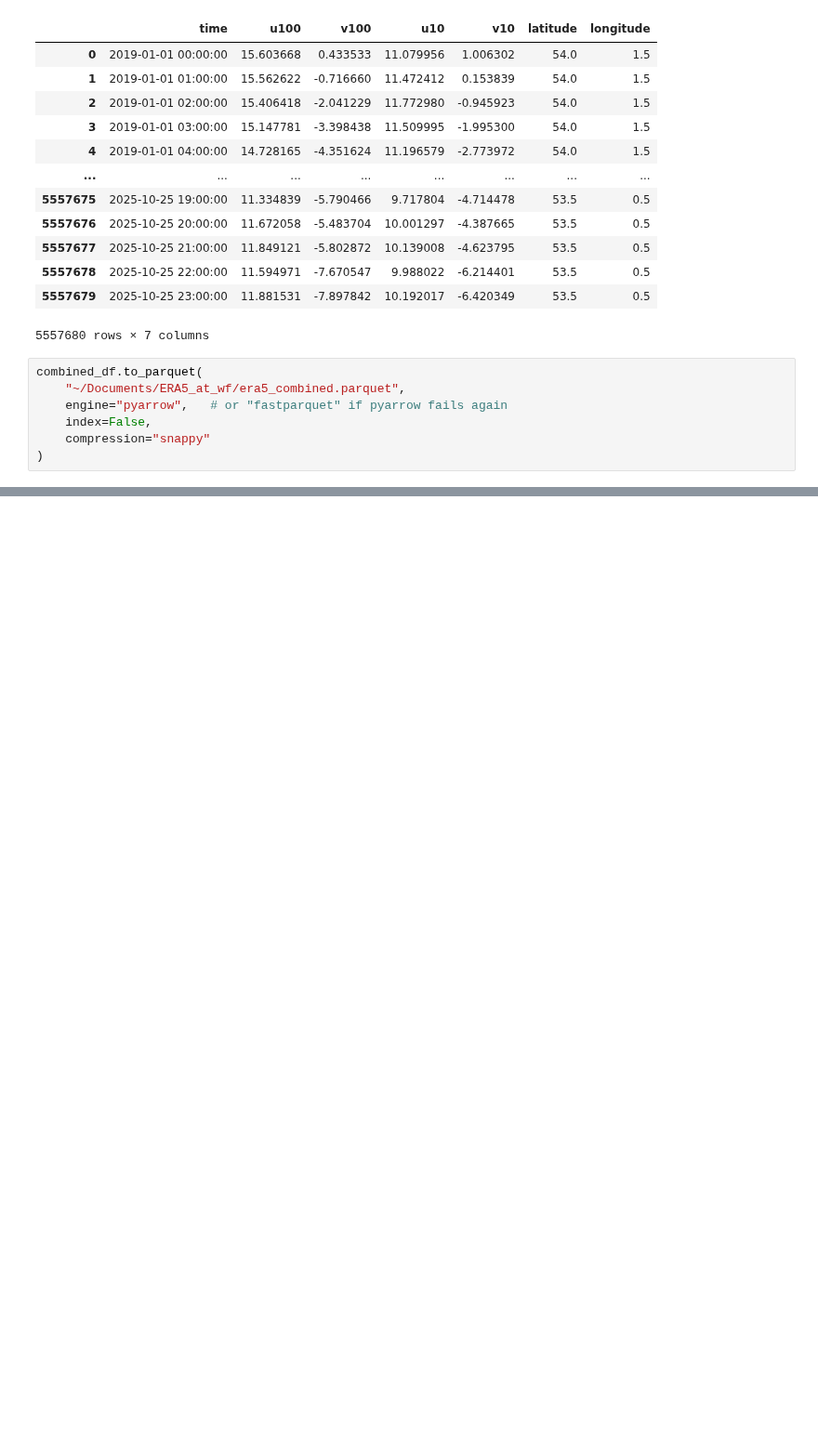
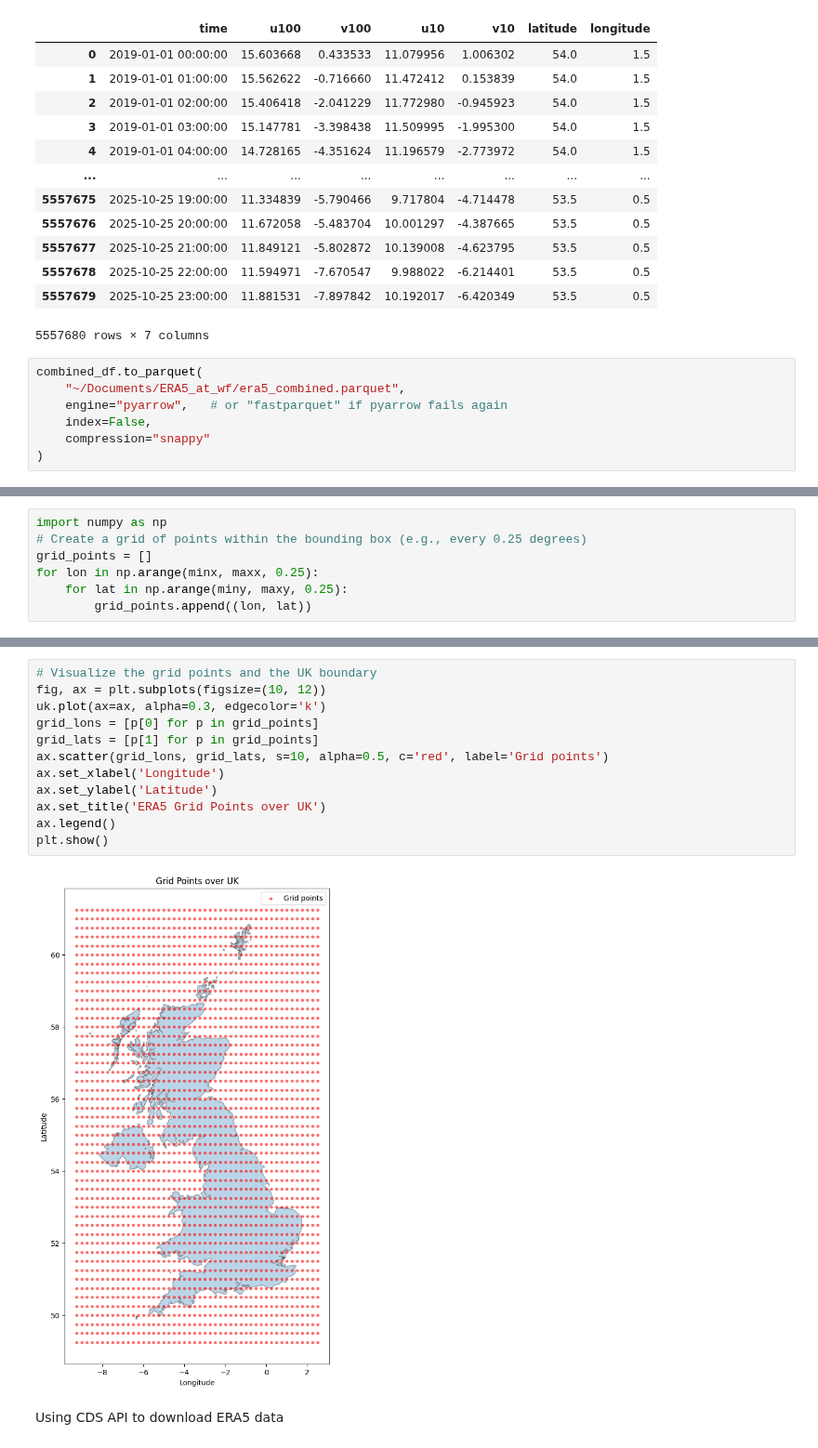
Before and after one commit to Sergio-GomezA/calibration_power, a Jupyter notebook: cds_test.ipynb, the cells around one changed output, grey strips where cells are left out. Shown at 93% size. Saved outputs shown, nothing was run; the diff lists cells and outputs as text; blank space fills up the shorter version.

```diff
--- a/cds_test.ipynb
+++ b/cds_test.ipynb
@@ -348,0 +415,7 @@ combined_df.to_parquet(
+# %%
+import numpy as np
+# Create a grid of points within the bounding box (e.g., every 0.25 degrees)
+grid_points = []
+for lon in np.arange(minx, maxx, 0.25):
+    for lat in np.arange(miny, maxy, 0.25):
+        grid_points.append((lon, lat))
@@ -348,0 +431,16 @@ combined_df.to_parquet(
+# %%
+# Visualize the grid points and the UK boundary
+fig, ax = plt.subplots(figsize=(10, 12))
+uk.plot(ax=ax, alpha=0.3, edgecolor='k')
+grid_lons = [p[0] for p in grid_points]
+grid_lats = [p[1] for p in grid_points]
+ax.scatter(grid_lons, grid_lats, s=10, alpha=0.5, c='red', label='Grid points')
+ax.set_xlabel('Longitude')
+ax.set_ylabel('Latitude')
+ax.set_title('ERA5 Grid Points over UK')
+ax.legend()
+plt.show()
+# %% [output]
+[figure, added]
+# %% [markdown]
+Using CDS API to download ERA5 data
```
Also changed, not shown: parts of 24 cells of this notebook, 14 other files.
